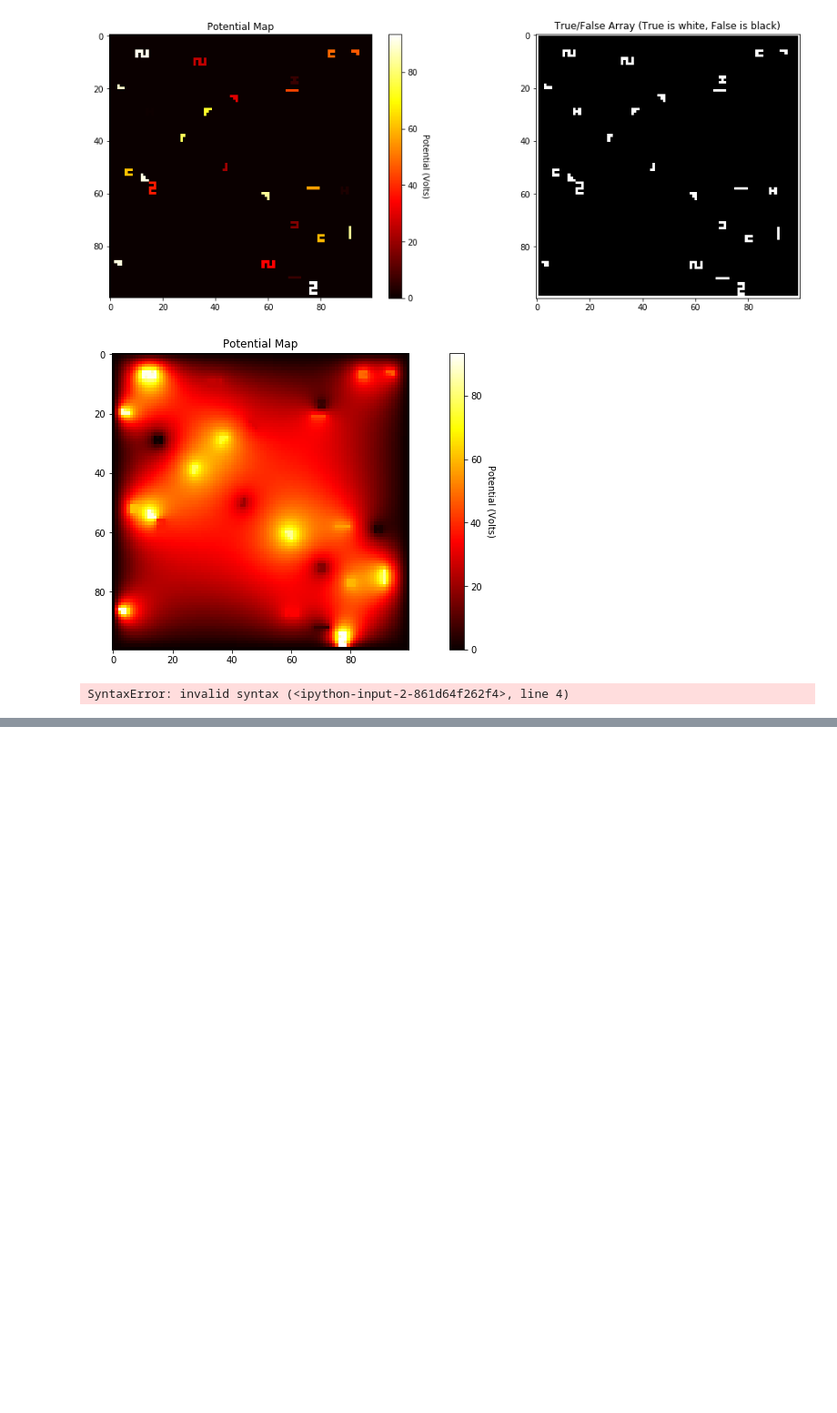
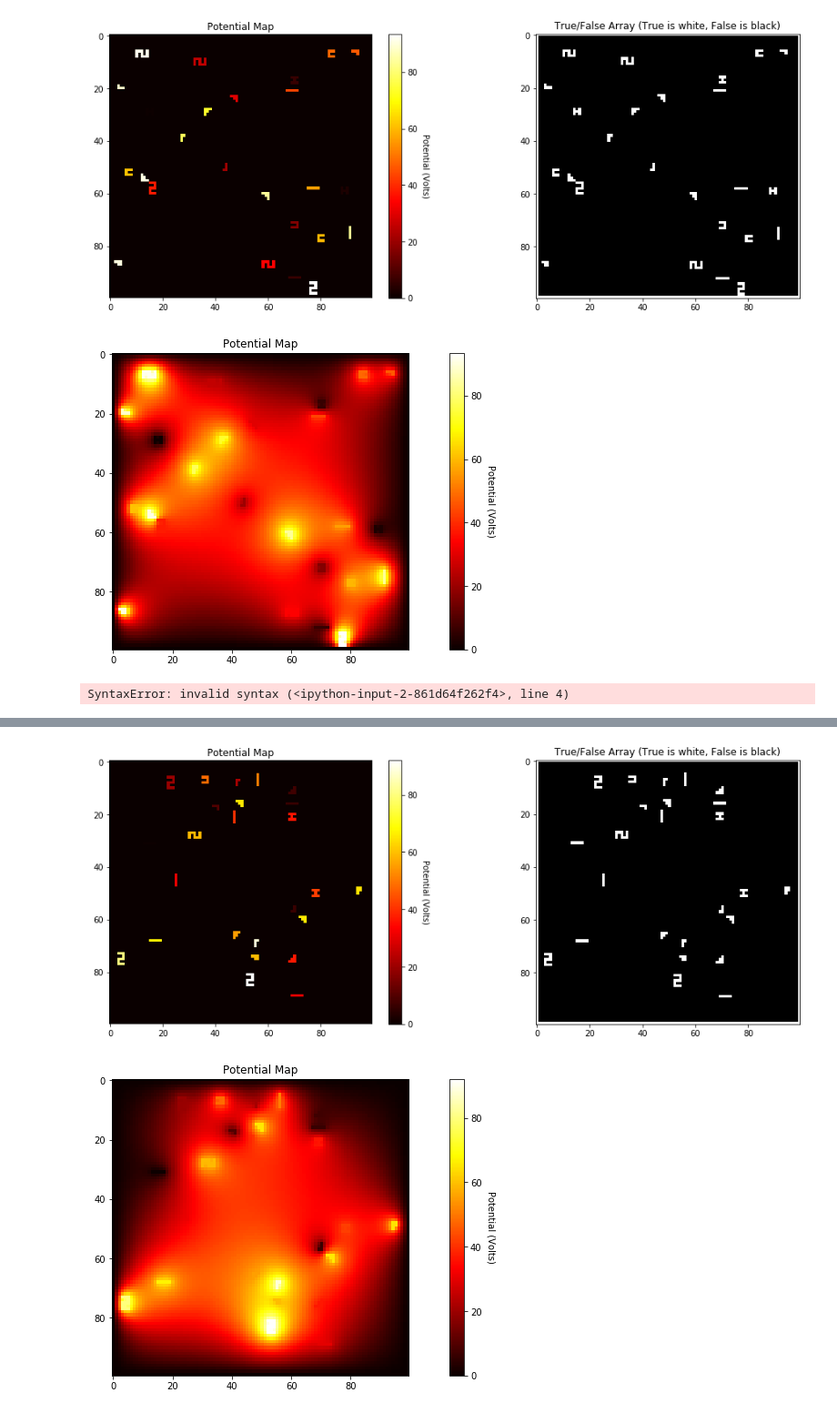
Before and after one commit to baf57/Phys1321Proj, a Jupyter notebook: Emily's World.ipynb, the cells around one changed output, grey strips where cells are left out. Shown at 91% size. Cells and saved outputs as stored; diff of their text form; code cells hidden in the pictures; blank space fills up the shorter version.

```diff
--- a/Emily's World.ipynb
+++ b/Emily's World.ipynb
@@ -137,0 +245,64 @@ SyntaxError: invalid syntax (<ipython-input-2-861d64f262f4>, line 4)
+# %%
+
+##########################################################################################################
+
+V,TF=genInit(100,100,25,100)
+plt.figure(figsize=(16,6))
+plt.subplot(121)
+plt.title("Potential Map")
+plt.imshow(V,cmap="hot")
+cbar=plt.colorbar()
+cbar.set_label("Potential (Volts)", rotation=270,labelpad=15)
+plt.subplot(122)
+plt.title("True/False Array (True is white, False is black)")
+plt.imshow(TF,cmap="gray");
+##########################################################################################################
+
+V_plot=V.copy()
+dif= 1
+tol= 10**-12
+while dif >= tol:
+    V_plot_last = V_plot.copy()
+    left = np.roll(V_plot, 1, axis=1)
+    right = np.roll(V_plot, -1, axis=1)
+    above = np.roll(V_plot, -1, axis=0)
+    below = np.roll(V_plot, 1, axis=0)
+    V_plot[1:-1, 1:-1] = 0.25*(left[1:-1, 1:-1] + right[1:-1, 1:-1] +above[1:-1, 1:-1] + below[1:-1, 1:-1])
+
+    np.add(V_plot, -V_plot, out=V_plot, where =TF)
+    np.add(V_plot, V, out=V_plot, where =TF)
+    dif = np.max(abs(V_plot_last-V_plot))
+
+plt.figure(figsize=(16,6))
+plt.title("Potential Map")
+plt.imshow(V_plot,cmap="hot")
+cbar=plt.colorbar()
+cbar.set_label("Potential (Volts)", rotation=270,labelpad=15)
+
+
+q = 1
+m = 1
+x0, y0, vx0, vy0 = 50,50,0,0
+Ex, Ey = np.gradient(V_plot)
+ax, ay = -q*Ex/m, -q*Ey/m
+pc=[m,q,x0,y0,vx0,vy0]
+
+def Motion(pc, dt):
+    vx = pc[4] + ax[int(np.floor(pc[2])), int(np.floor(pc[3]))]*dt
+    vy = pc[5] + ay[int(np.floor(pc[2])), int(np.floor(pc[3]))]*dt
+    x = 0.5*ax[int(np.floor(pc[2])), int(np.floor(pc[3]))]*dt**2 + vx*dt + pc[2]
+    y = 0.5*ay[int(np.floor(pc[2])), int(np.floor(pc[3]))]*dt**2 + vy*dt + pc[3]
+    x_L, y_L = np.shape(V_plot)
+    if x < 0:
+        x = -x
+    if x > x_L:
+        x = 2*x_L - x
+    if y < 0:
+        y = -y
+    if y > y_L:
+        y = 2*y_L - y
+
+    pc[2:] = [x,y,vx,vy]
+# %% [output]
+[figure, added]
+[figure, added]
```
Also changed, not shown: parts of 2 cells of this notebook.
